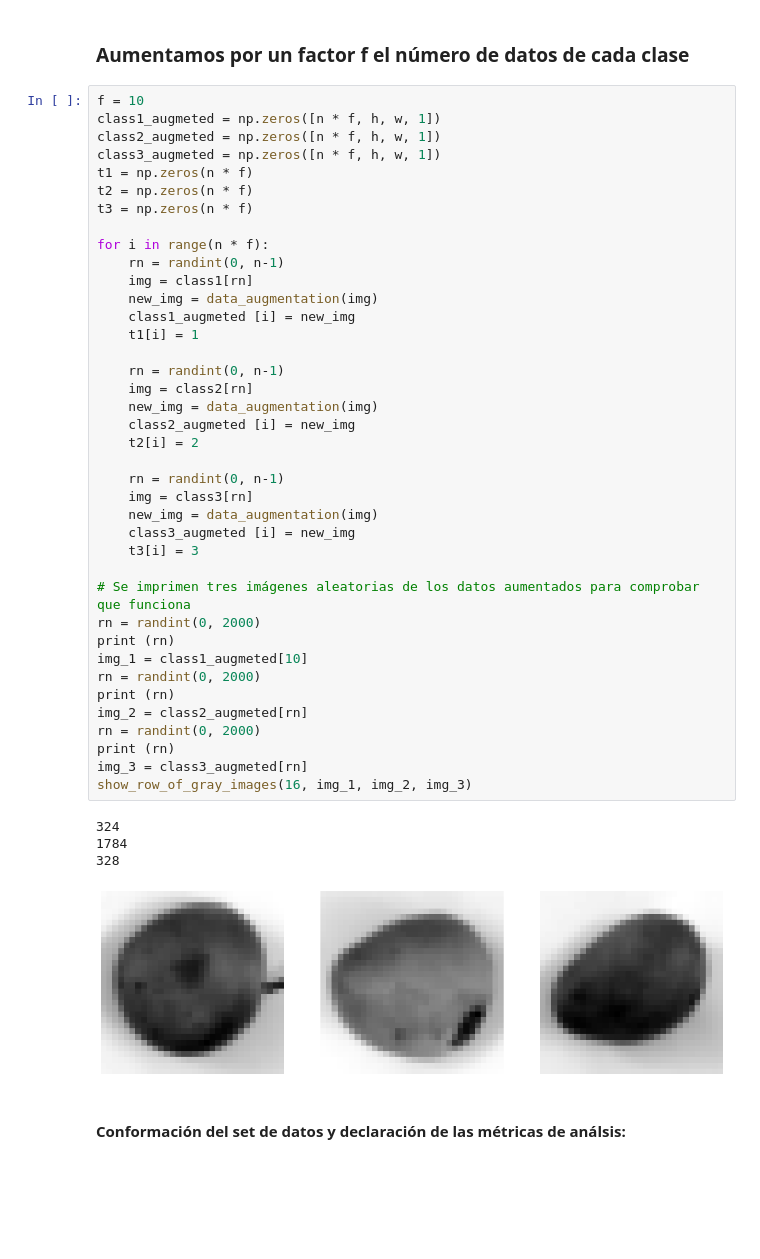
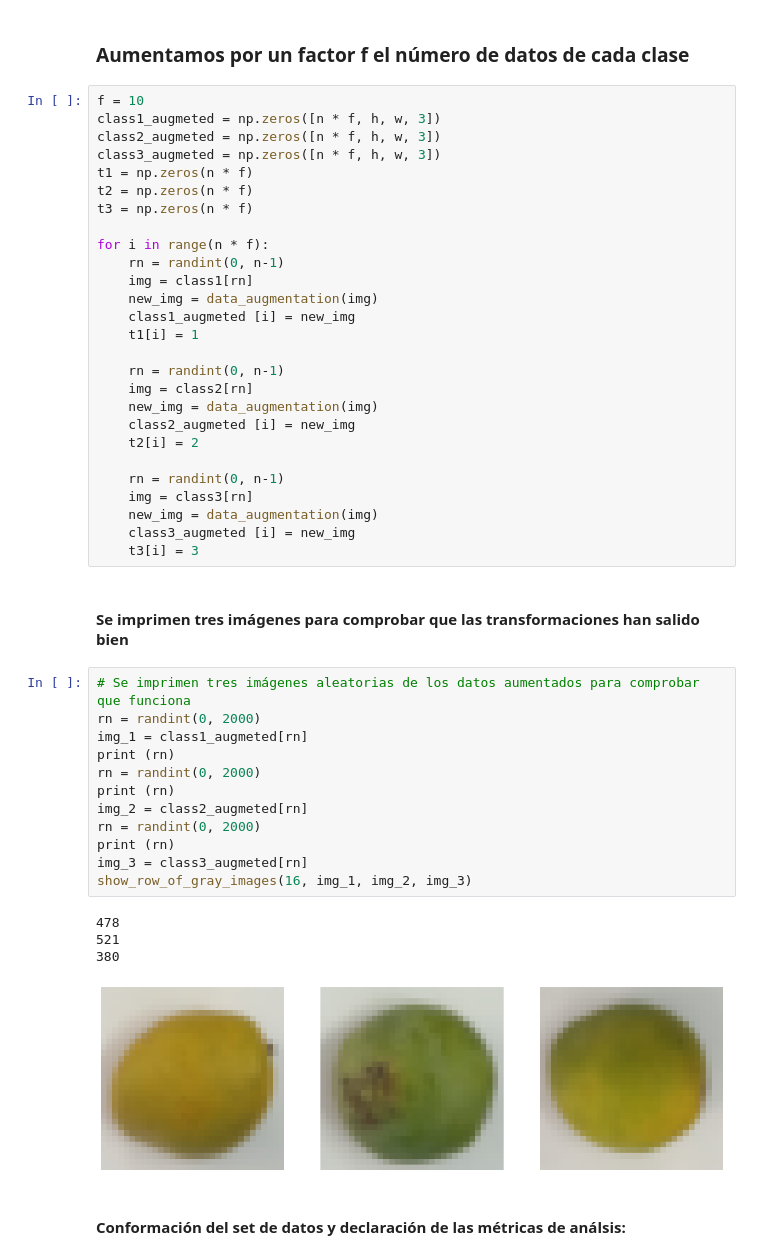
Before and after one commit to vidaldani/MangoGrading, a Jupyter notebook: DataPreprocesing.ipynb, the cells around one changed output. Cells and saved outputs as stored; diff of their text form; blank space fills up the shorter version.

```diff
--- a/DataPreprocesing.ipynb
+++ b/DataPreprocesing.ipynb
@@ -108,9 +107,9 @@ show_row_of_gray_images(16, img_1, img_2, img_3)
 ### Aumentamos por un factor f el número de datos de cada clase
 # %%
 f = 10
-class1_augmeted = np.zeros([n * f, h, w, 1])
-class2_augmeted = np.zeros([n * f, h, w, 1])
-class3_augmeted = np.zeros([n * f, h, w, 1])
+class1_augmeted = np.zeros([n * f, h, w, 3])
+class2_augmeted = np.zeros([n * f, h, w, 3])
+class3_augmeted = np.zeros([n * f, h, w, 3])
 t1 = np.zeros(n * f)
 t2 = np.zeros(n * f)
 t3 = np.zeros(n * f)
@@ -133,23 +132,25 @@ for i in range(n * f):
     new_img = data_augmentation(img)
     class3_augmeted [i] = new_img
     t3[i] = 3
-
-# Se imprimen tres imágenes aleatorias de los datos aumentados para comprobar que funciona
-rn = randint(0, 2000)
-print (rn)
-img_1 = class1_augmeted[10]
-rn = randint(0, 2000)
-print (rn)
-img_2 = class2_augmeted[rn]
-rn = randint(0, 2000)
-print (rn)
-img_3 = class3_augmeted[rn]
-show_row_of_gray_images(16, img_1, img_2, img_3)
-# %% [output]
-324
-1784
-328
-[figure, removed]
+# %% [markdown]
+#### Se imprimen tres imágenes para comprobar que las transformaciones han salido bien
+# %%
+# Se imprimen tres imágenes aleatorias de los datos aumentados para comprobar que funciona
+rn = randint(0, 2000)
+img_1 = class1_augmeted[rn]
+print (rn)
+rn = randint(0, 2000)
+print (rn)
+img_2 = class2_augmeted[rn]
+rn = randint(0, 2000)
+print (rn)
+img_3 = class3_augmeted[rn]
+show_row_of_gray_images(16, img_1, img_2, img_3)
+# %% [output]
+478
+521
+380
+[figure, added]
 # %% [markdown]
 #### Conformación del set de datos y declaración de las métricas de análsis:
 # %%
```
Also changed, not shown: parts of 24 cells of this notebook.
